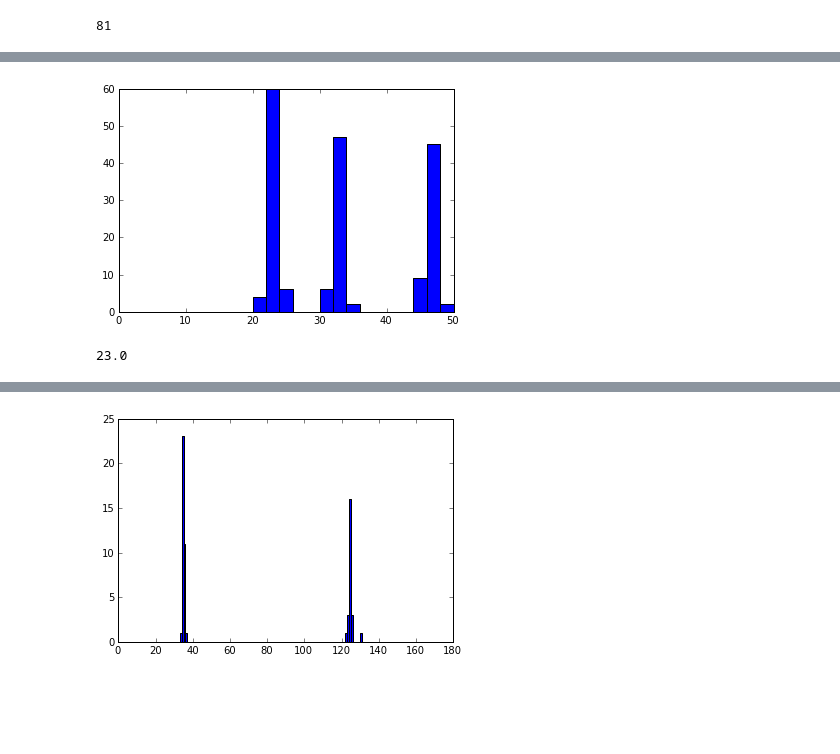
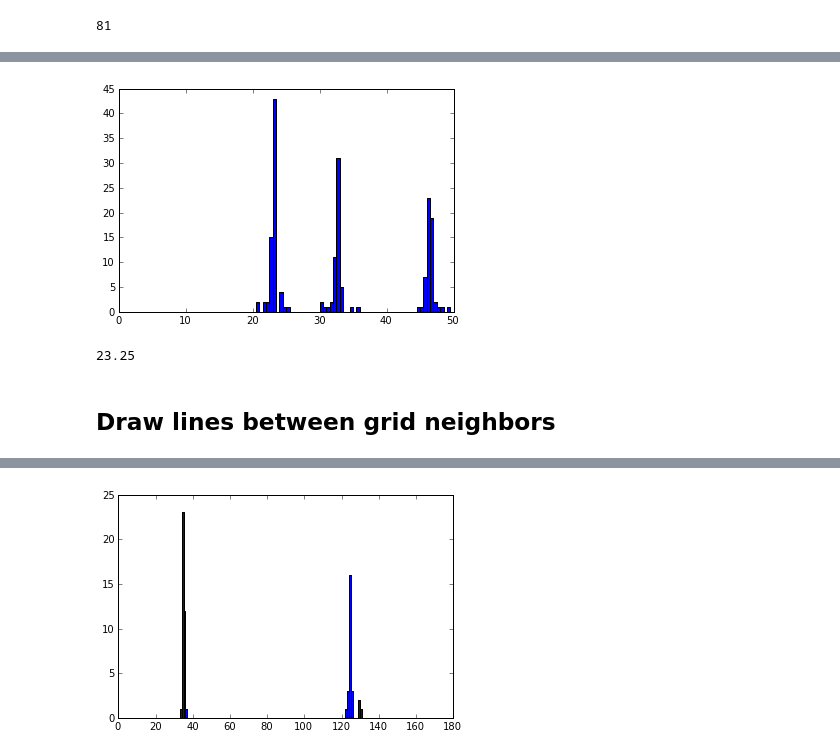
Before and after one commit to mprat/breadboard-to-pcb, a Jupyter notebook: cv_exploration.ipynb, the cells around one changed output, grey strips where cells are left out. Drawn from its saved outputs; the diff is of its cells as text; code cells hidden in the pictures; blank space fills up the shorter version.

Commit message:
more accurate grid detection

```diff
--- a/cv_exploration.ipynb
+++ b/cv_exploration.ipynb
@@ -26,19 +31,19 @@ for kp in keypoints:
 # %%
 dists = np.zeros((len(keypoints),len(keypoints)))
 kps = [np.array(p.pt) for p in keypoints]
 for j, pj in enumerate(kps):
     for k, pk in enumerate(kps):
         dists[j,k] = np.linalg.norm(pj - pk)
 upper = np.triu(dists)
 flat = np.array([x for x in upper.reshape((-1,1)) if x > 1])
-n, bins, patches = hist(flat, range=(0,50), bins=25)
+n, bins, patches = hist(flat, range=(0,50), bins=100)
 # %% [output]
-[figure, old version]
+[figure, new version]
 # %%
 min_spacing = bins[[i for (i,b) in enumerate(n) if b > float(len(keypoints))/2][0]] + (bins[1]-bins[0])/2.0
 print min_spacing
 # %% [output]
-23.0
+23.25
 # %%
 cond = np.where((upper >= min_spacing - 1) * (upper <= min_spacing + 1), 1, 0)
 neighbors = []
@@ -47,6 +52,8 @@ for j, row in enumerate(cond):
         if el:
             # print j, k, keypoints[j].pt, keypoints[k].pt
             neighbors.append([j, k, keypoints[j].pt, keypoints[k].pt])
+# %% [markdown]
+## Draw lines between grid neighbors
 # %%
 lines = blobs.copy()
 for n in neighbors:
```
Also changed, not shown: parts of 10 cells of this notebook.
